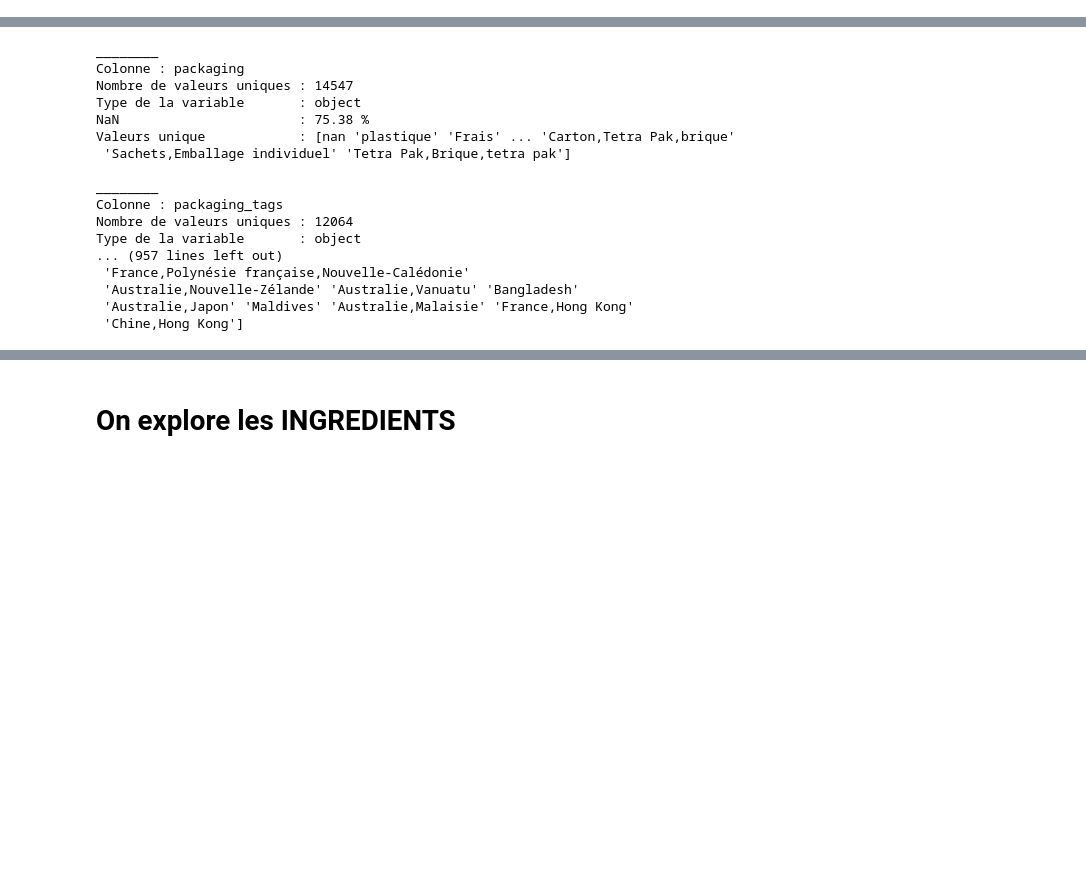
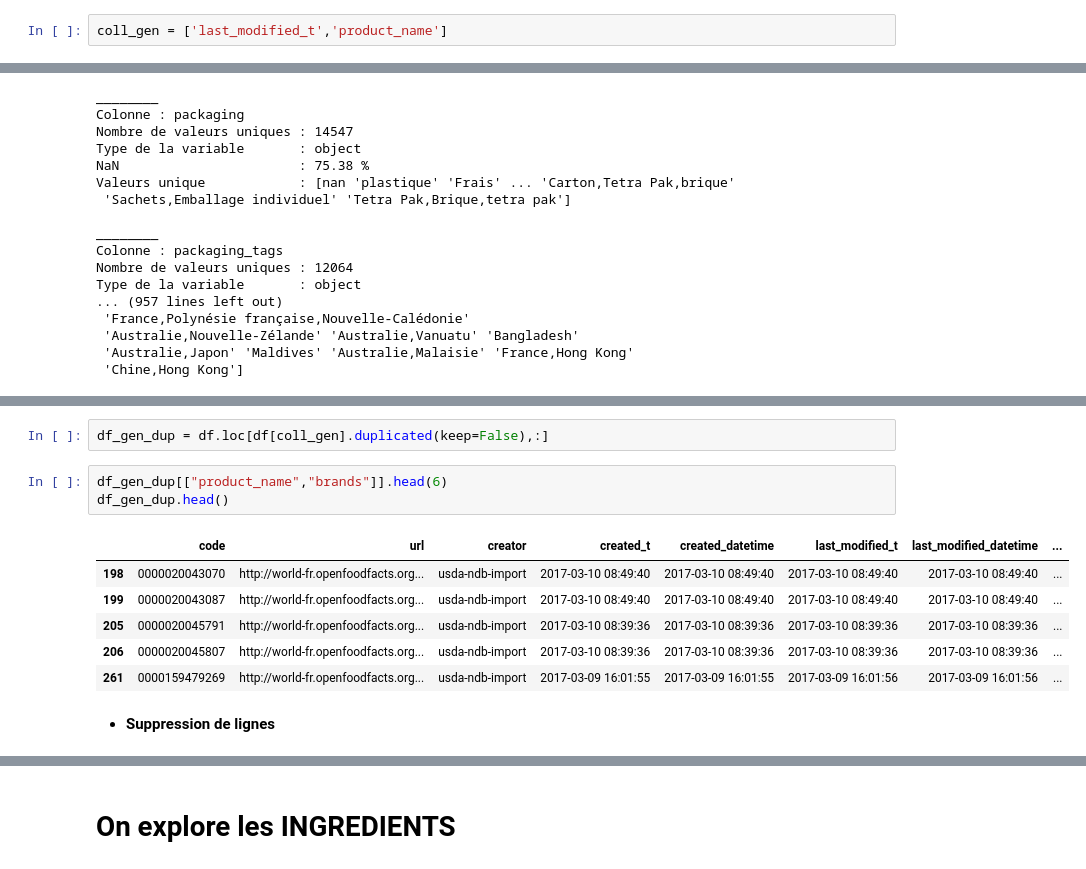
Before and after one commit to 110111-1/DS-OPENFOODFACT-SANTE, a Jupyter notebook: Moty_Philippe_1_1122.ipynb, the cells around one changed output, grey strips where cells are left out. Cells and saved outputs as stored; diff of their text form; blank space fills up the shorter version.

```diff
--- a/Moty_Philippe_1_1122.ipynb
+++ b/Moty_Philippe_1_1122.ipynb
@@ -446 +585,3 @@ Valeurs unique            : ['1kg' nan '2.46 kg' ... '1,25kg' '18,66kg' '67g']
+# %%
+coll_gen = ['last_modified_t','product_name']
 # %% [markdown]
@@ -503,0 +641,14 @@ Type de la variable       : object
+# %%
+df_gen_dup = df.loc[df[coll_gen].duplicated(keep=False),:]
+# %%
+df_gen_dup[["product_name","brands"]].head(6)
+df_gen_dup.head()
+# %% [output]
+|  | code | url | creator | created_t | created_datetime | last_modified_t | last_modified_datetime | ... |
+| 198 | 0000020043070 | http://world-fr.openfoodfacts.org... | usda-ndb-import | 2017-03-10 08:49:40 | 2017-03-10 08:49:40 | 2017-03-10 08:49:40 | 2017-03-10 08:49:40 | ... |
+| 199 | 0000020043087 | http://world-fr.openfoodfacts.org... | usda-ndb-import | 2017-03-10 08:49:40 | 2017-03-10 08:49:40 | 2017-03-10 08:49:40 | 2017-03-10 08:49:40 | ... |
+| 205 | 0000020045791 | http://world-fr.openfoodfacts.org... | usda-ndb-import | 2017-03-10 08:39:36 | 2017-03-10 08:39:36 | 2017-03-10 08:39:36 | 2017-03-10 08:39:36 | ... |
+| 206 | 0000020045807 | http://world-fr.openfoodfacts.org... | usda-ndb-import | 2017-03-10 08:39:36 | 2017-03-10 08:39:36 | 2017-03-10 08:39:36 | 2017-03-10 08:39:36 | ... |
+| 261 | 0000159479269 | http://world-fr.openfoodfacts.org... | usda-ndb-import | 2017-03-09 16:01:55 | 2017-03-09 16:01:55 | 2017-03-09 16:01:56 | 2017-03-09 16:01:56 | ... |
+# %% [markdown]
+- **Suppression de lignes**
```
Also changed, not shown: parts of 80 cells of this notebook, 2 other files.
